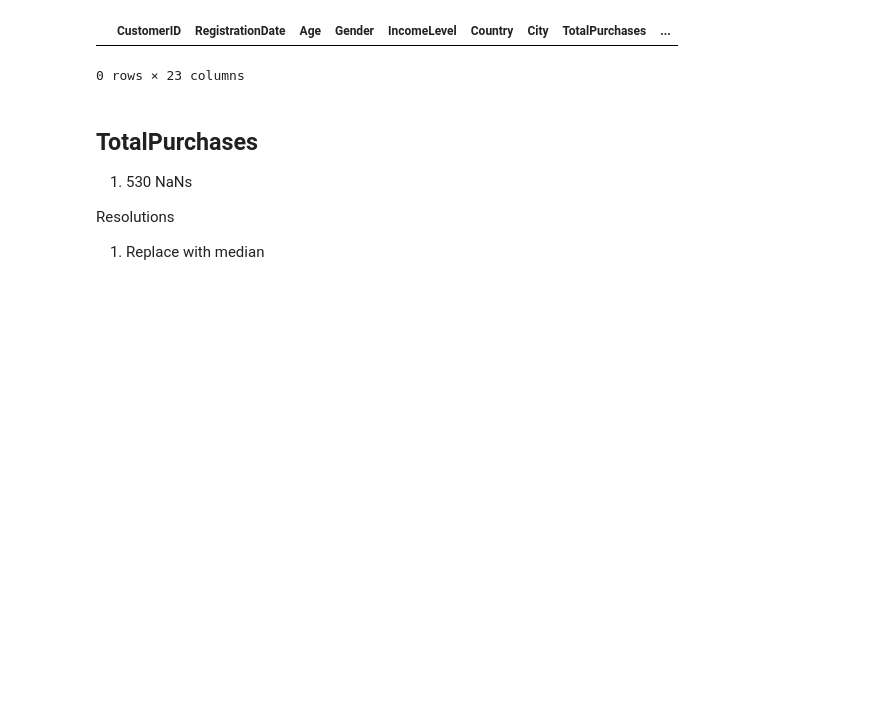
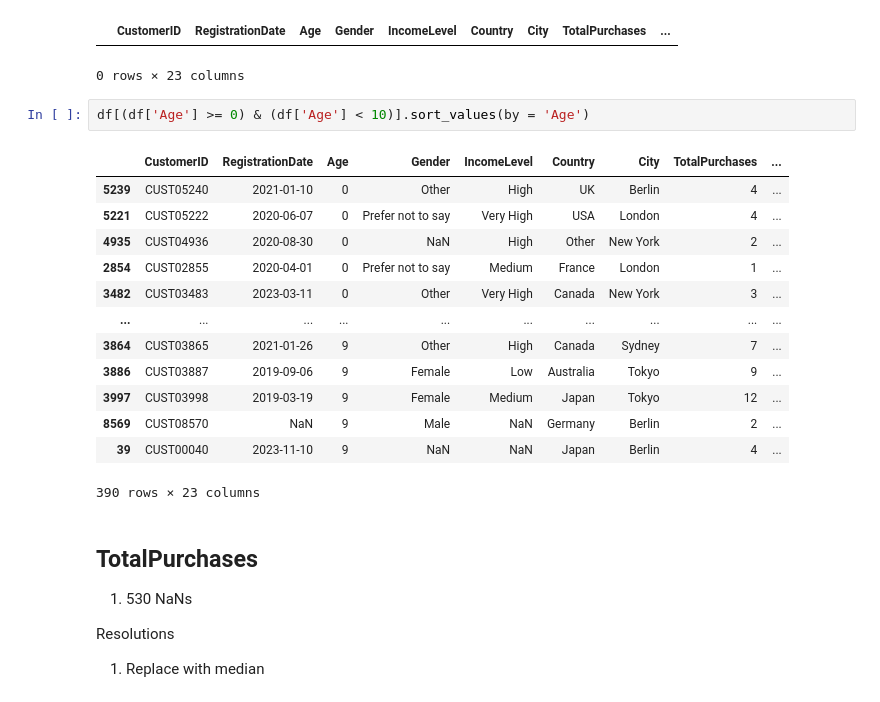
Before and after one commit to PSU-DAAN822-FA25-Group4/data-collection, a Jupyter notebook: analysis.ipynb, the cells around one changed output. Cells and saved outputs as stored; diff of their text form; blank space fills up the shorter version.

```diff
--- a/analysis.ipynb
+++ b/analysis.ipynb
@@ -625,6 +627,22 @@ df[df['Age'].apply(lambda x: not x.is_integer()) & ~df['Age'].isna()]
 # %% [output]
 |  | CustomerID | RegistrationDate | Age | Gender | IncomeLevel | Country | City | TotalPurchases | ... |
 0 rows × 23 columns
+# %%
+df[(df['Age'] >= 0) & (df['Age'] < 10)].sort_values(by = 'Age')
+# %% [output]
+|  | CustomerID | RegistrationDate | Age | Gender | IncomeLevel | Country | City | TotalPurchases | ... |
+| 5239 | CUST05240 | 2021-01-10 | 0 | Other | High | UK | Berlin | 4 | ... |
+| 5221 | CUST05222 | 2020-06-07 | 0 | Prefer not to say | Very High | USA | London | 4 | ... |
+| 4935 | CUST04936 | 2020-08-30 | 0 | NaN | High | Other | New York | 2 | ... |
+| 2854 | CUST02855 | 2020-04-01 | 0 | Prefer not to say | Medium | France | London | 1 | ... |
+| 3482 | CUST03483 | 2023-03-11 | 0 | Other | Very High | Canada | New York | 3 | ... |
+| ... | ... | ... | ... | ... | ... | ... | ... | ... | ... |
+| 3864 | CUST03865 | 2021-01-26 | 9 | Other | High | Canada | Sydney | 7 | ... |
+| 3886 | CUST03887 | 2019-09-06 | 9 | Female | Low | Australia | Tokyo | 9 | ... |
+| 3997 | CUST03998 | 2019-03-19 | 9 | Female | Medium | Japan | Tokyo | 12 | ... |
+| 8569 | CUST08570 | NaN | 9 | Male | NaN | Germany | Berlin | 2 | ... |
+| 39 | CUST00040 | 2023-11-10 | 9 | NaN | NaN | Japan | Berlin | 4 | ... |
+390 rows × 23 columns
 # %% [markdown]
 ## TotalPurchases
 1. 530 NaNs
```
Also changed, not shown: parts of 1 cell of this notebook.
